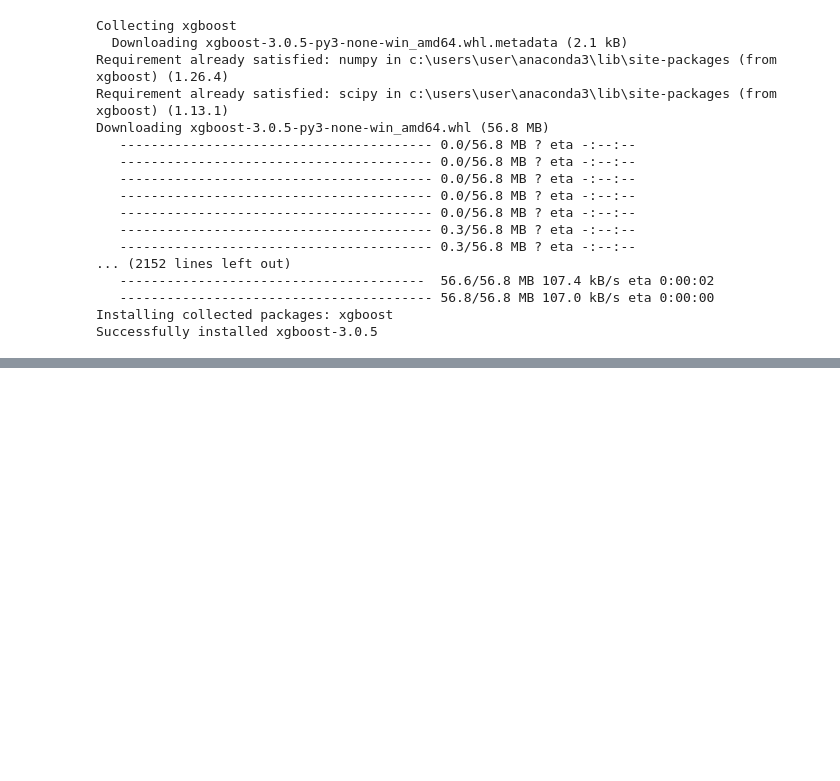
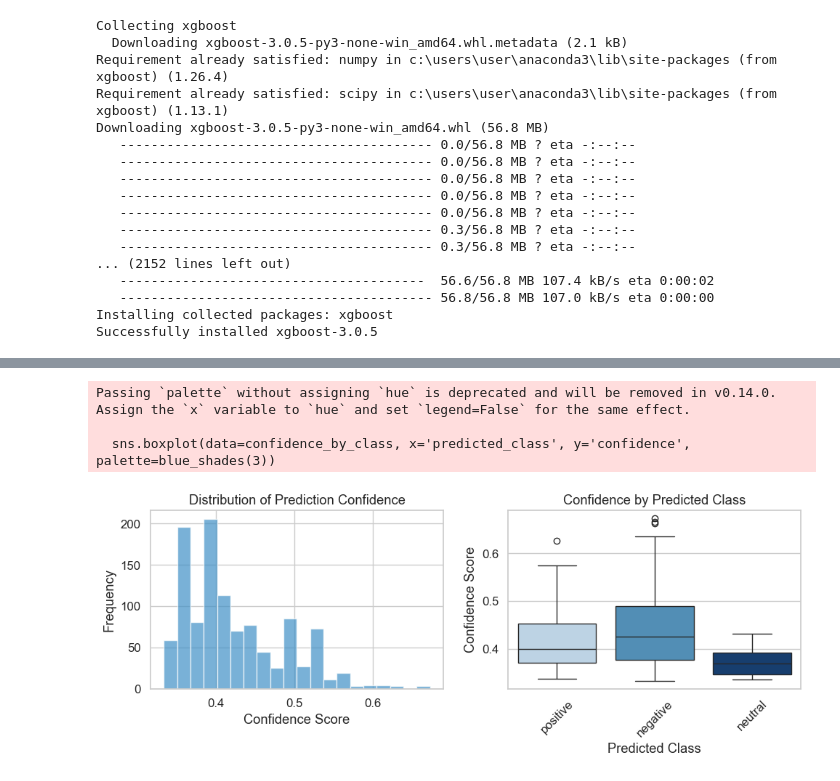
Before and after one commit to jedidahkathure/Customer-Sentiments-Analysis, a Jupyter notebook: safaricom_airtel_analysis.ipynb, the cells around one changed output, grey strips where cells are left out. Drawn from its saved outputs; the diff is of its cells as text; code cells hidden in the pictures; blank space fills up the shorter version.

```diff
--- a/safaricom_airtel_analysis.ipynb
+++ b/safaricom_airtel_analysis.ipynb
@@ -2441,0 +2598,71 @@ Successfully installed xgboost-3.0.5
+# %%
+# ============================================================
+# STEP 13 — PREDICTION CONFIDENCE & ERROR ANALYSIS
+# ============================================================
+
+# ---- Prediction Confidence Analysis ----
+print("🎯 PREDICTION CONFIDENCE ANALYSIS")
+print("=" * 50)
+
+# Get max probability for each prediction (confidence)
+confidence_scores = np.max(y_pred_proba, axis=1)
+
+print(f"Average confidence: {np.mean(confidence_scores):.3f}")
+print(f"Median confidence: {np.median(confidence_scores):.3f}")
+print(f"Min confidence: {np.min(confidence_scores):.3f}")
+print(f"Max confidence: {np.max(confidence_scores):.3f}")
+
+# ---- Confidence Distribution ----
+plt.figure(figsize=(10, 4))
+
+plt.subplot(1, 2, 1)
+plt.hist(confidence_scores, bins=20, color=blue_shades(5)[2], alpha=0.7)
+plt.title('Distribution of Prediction Confidence')
+plt.xlabel('Confidence Score')
+plt.ylabel('Frequency')
+
+# ---- Confidence by Class ----
+plt.subplot(1, 2, 2)
+confidence_by_class = pd.DataFrame({
+    'predicted_class': y_pred,
+    'confidence': confidence_scores
+})
+sns.boxplot(data=confidence_by_class, x='predicted_class', y='confidence', palette=blue_shades(3))
+plt.title('Confidence by Predicted Class')
+plt.xlabel('Predicted Class')
+plt.ylabel('Confidence Score')
+plt.xticks(rotation=45)
+
+plt.tight_layout()
+plt.savefig("Output/confidence_analysis.png", dpi=300, bbox_inches='tight')
+plt.show()
+
+# ---- Error Analysis: Misclassified Examples ----
+print("\n❌ ERROR ANALYSIS - MISCLASSIFIED EXAMPLES")
+print("=" * 60)
+
+# Find misclassified examples
+misclassified_mask = (y_test != y_pred)
+misclassified_indices = np.where(misclassified_mask)[0]
+
+print(f"Total misclassified: {sum(misclassified_mask)} out of {len(y_test)} ({sum(misclassified_mask)/len(y_test)*100:.1f}%)")
+
+# Show some examples of misclassifications
+if len(misclassified_indices) > 0:
+    print("\n🔍 SAMPLE MISCLASSIFIED EXAMPLES:")
+    print("-" * 50)
+
+    # Get original texts for analysis
+    test_texts = texts[len(texts) - len(y_test):]  # Last portion are test texts
+
+    for i, idx in enumerate(misclassified_indices[:5]):  # Show first 5
+        actual = y_test[idx]
+        predicted = y_pred[idx]
+        confidence = confidence_scores[idx]
+        text = test_texts[idx][:100] + "..." if len(test_texts[idx]) > 100 else test_texts[idx]
+
+        print(f"\n{i+1}. Actual: {actual.upper()}, Predicted: {predicted.upper()}, Confidence: {confidence:.3f}")
+        print(f"   Text: {text}")
+
+print("\n✅ Random Forest evaluation completed!")
+# %% [output]
@@ -2441,0 +2675,4 @@ Successfully installed xgboost-3.0.5
+Passing `palette` without assigning `hue` is deprecated and will be removed in v0.14.0. Assign the `x` variable to `hue` and set `legend=False` for the same effect.
+
+  sns.boxplot(data=confidence_by_class, x='predicted_class', y='confidence', palette=blue_shades(3))
+[figure, added]
```
Also changed, not shown: parts of 20 cells of this notebook, 12 other files.
